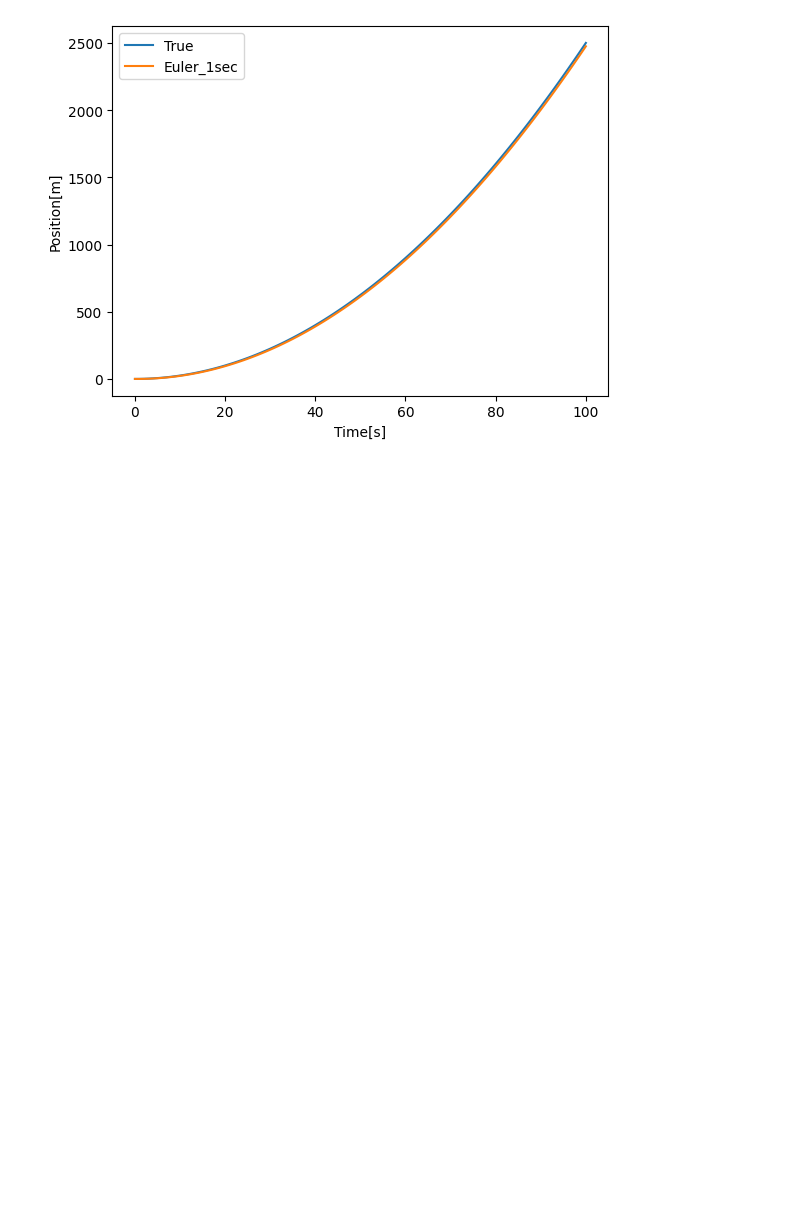
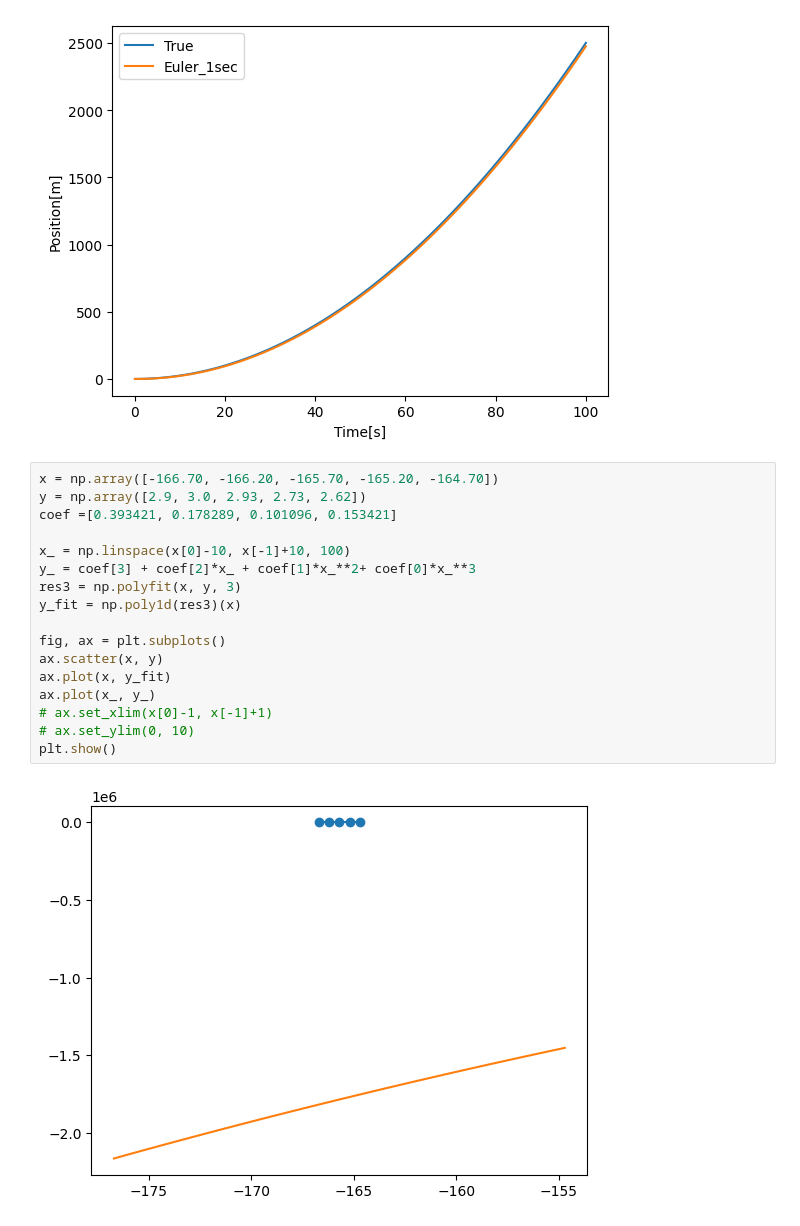
Before and after one commit to yumekasa5/Pyhton, a Jupyter notebook: jupyter/math/numeric.ipynb, the cells around one changed output. Cells and saved outputs as stored; diff of their text form; blank space fills up the shorter version.

```diff
--- a/jupyter/math/numeric.ipynb
+++ b/jupyter/math/numeric.ipynb
@@ -55,3 +55,22 @@ plt.show()
 # ルンゲ・クッタ法
 # %% [output]
 [figure]
+# %%
+x = np.array([-166.70, -166.20, -165.70, -165.20, -164.70])
+y = np.array([2.9, 3.0, 2.93, 2.73, 2.62])
+coef =[0.393421, 0.178289, 0.101096, 0.153421]
+
+x_ = np.linspace(x[0]-10, x[-1]+10, 100)
+y_ = coef[3] + coef[2]*x_ + coef[1]*x_**2+ coef[0]*x_**3
+res3 = np.polyfit(x, y, 3)
+y_fit = np.poly1d(res3)(x)
+
+fig, ax = plt.subplots()
+ax.scatter(x, y)
+ax.plot(x, y_fit)
+ax.plot(x_, y_)
+# ax.set_xlim(x[0]-1, x[-1]+1)
+# ax.set_ylim(0, 10)
+plt.show()
+# %% [output]
+[figure, added]
```
Also changed, not shown: 2 other files.
